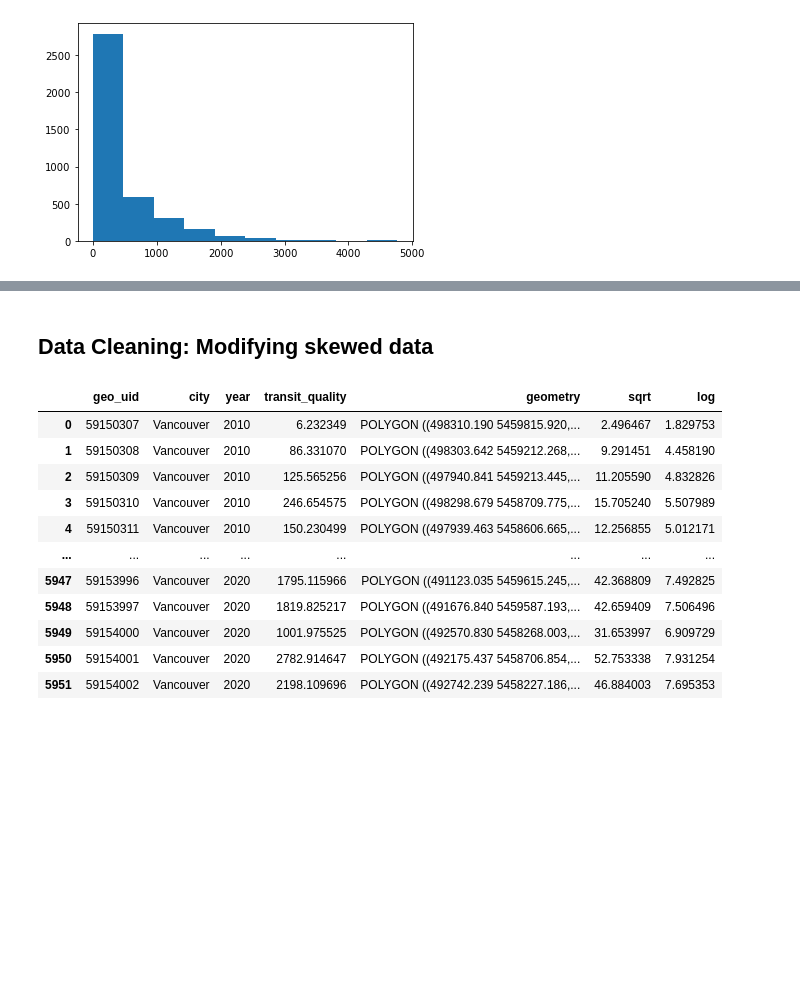
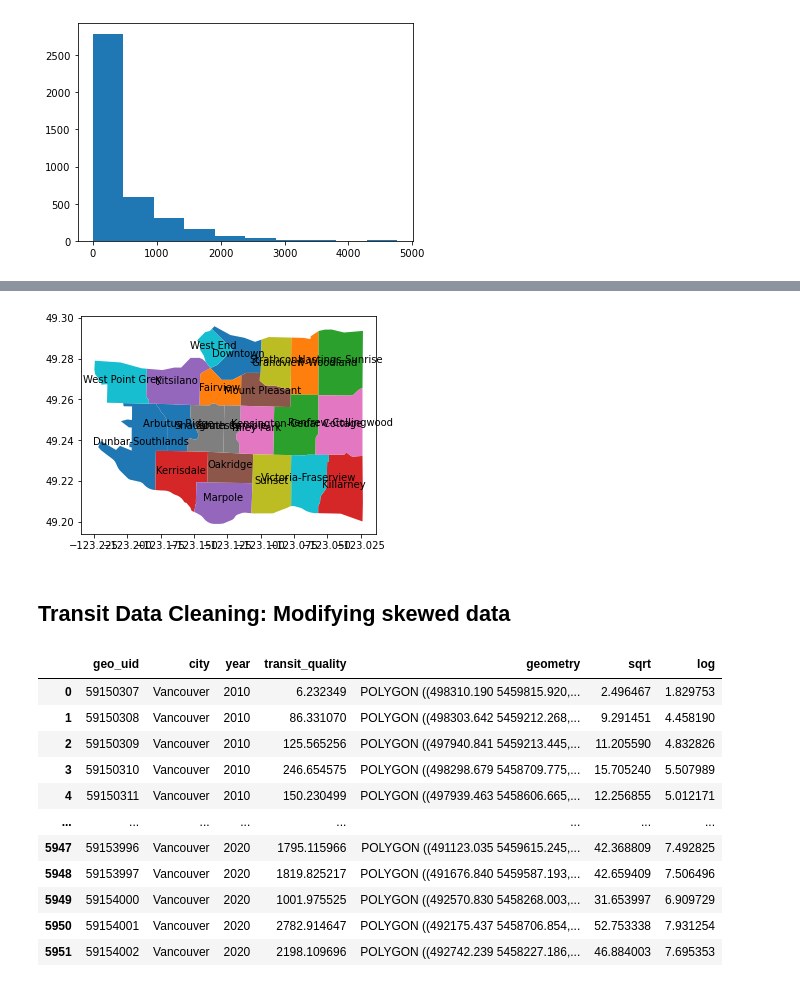
Before and after one commit to rebywong/cmpt353-project, a Jupyter notebook: vancouver_transit.ipynb, the cells around one changed output, grey strips where cells are left out. Cells and saved outputs as stored; diff of their text form; code cells hidden in the pictures; blank space fills up the shorter version.

```diff
--- a/vancouver_transit.ipynb
+++ b/vancouver_transit.ipynb
@@ -116,5 +276,14 @@ plt.hist(transit['transit_quality'])
+# %%
+neighbourhoods = neighbourhood.plot(column='neighbourhood')
+
+# Add labels to map: https://stackoverflow.com/q/38899190
+# Need to fix labels to prevent overlapping :(
+neighbourhood.apply(lambda x: neighbourhoods.annotate(text=x['neighbourhood'], xy=x.geometry.centroid.coords[0],
+                                                      horizontalalignment='center'), axis=1);
+# %% [output]
+[figure, added]
 # %% [markdown]
-## Data Cleaning: Modifying skewed data
+## Transit Data Cleaning: Modifying skewed data
 # %%
 # Square root all transit quality values
 transit['sqrt'] = transit['transit_quality']**0.5
```
Also changed, not shown: parts of 43 cells of this notebook.
